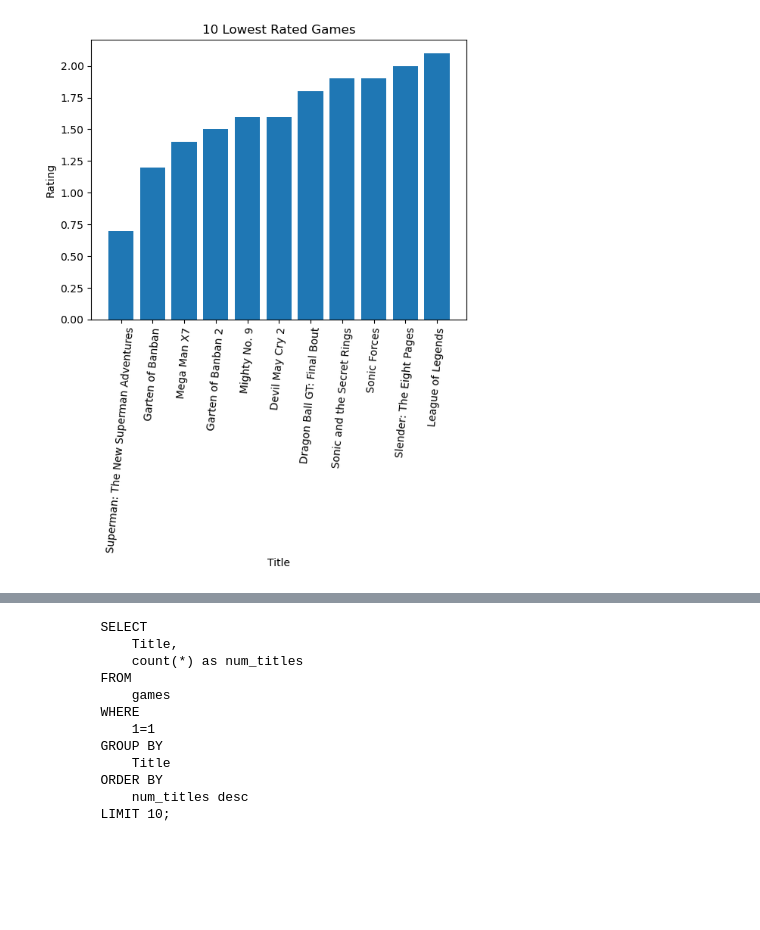
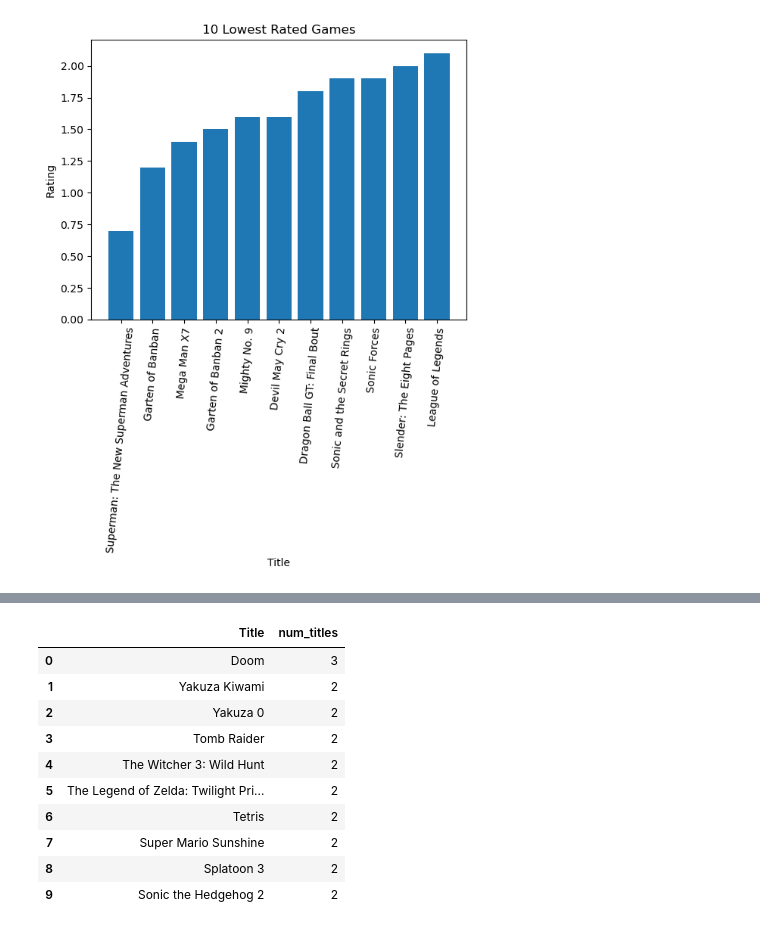
Before and after one commit to sphilli/Project3_Group3, a Jupyter notebook: Emmanuel_work/EDA/games.ipynb, the cells around one changed output, grey strips where cells are left out. Cells and saved outputs as stored; diff of their text form; code cells hidden in the pictures; blank space fills up the shorter version.

```diff
--- a/Emmanuel_work/EDA/games.ipynb
+++ b/Emmanuel_work/EDA/games.ipynb
@@ -350,36 +351,36 @@ df.to_sql("games", con=engine, if_exists="replace", index=False)
 # %%
 Title = "All"
 # allow the user to select ALL or a specific Title
 if Title == "All":
     where_clause = "1=1"
 else:
     where_clause = f"Title = '{Title}'"
 
 query1 = f"""
         SELECT
             Title,
             count(*) as num_titles
         FROM
             games
         WHERE
             {where_clause}
         GROUP BY
             Title
         ORDER BY
             num_titles desc
         LIMIT 10;
 """
-print(query1)
+df_sorted = pd.read_sql(text(query1), con=engine)
+df_sorted.head(11)
 # %% [output]
-        SELECT
-            Title,
-            count(*) as num_titles
-        FROM
-            games
-        WHERE
-            1=1
-        GROUP BY
-            Title
-        ORDER BY
-            num_titles desc
-        LIMIT 10;
+|  | Title | num_titles |
+| 0 | Doom | 3 |
+| 1 | Yakuza Kiwami | 2 |
+| 2 | Yakuza 0 | 2 |
+| 3 | Tomb Raider | 2 |
+| 4 | The Witcher 3: Wild Hunt | 2 |
+| 5 | The Legend of Zelda: Twilight Pri... | 2 |
+| 6 | Tetris | 2 |
+| 7 | Super Mario Sunshine | 2 |
+| 8 | Splatoon 3 | 2 |
+| 9 | Sonic the Hedgehog 2 | 2 |
```
Also changed, not shown: parts of 4 cells of this notebook, 8 other files.
